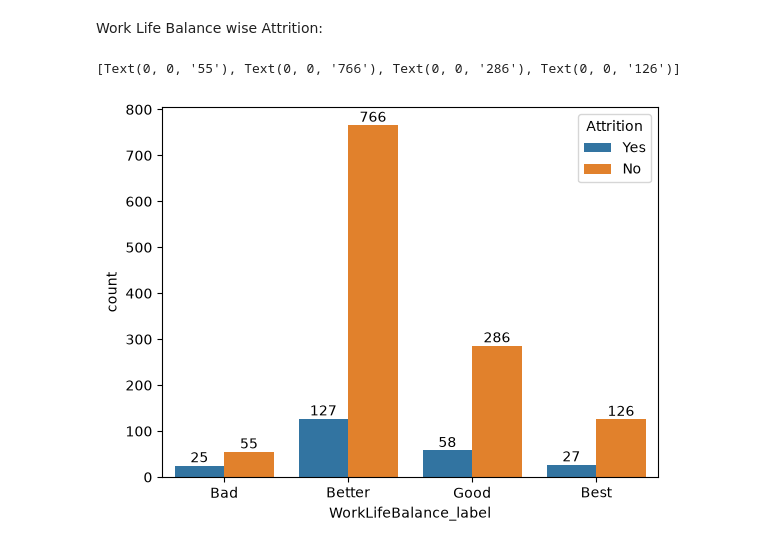
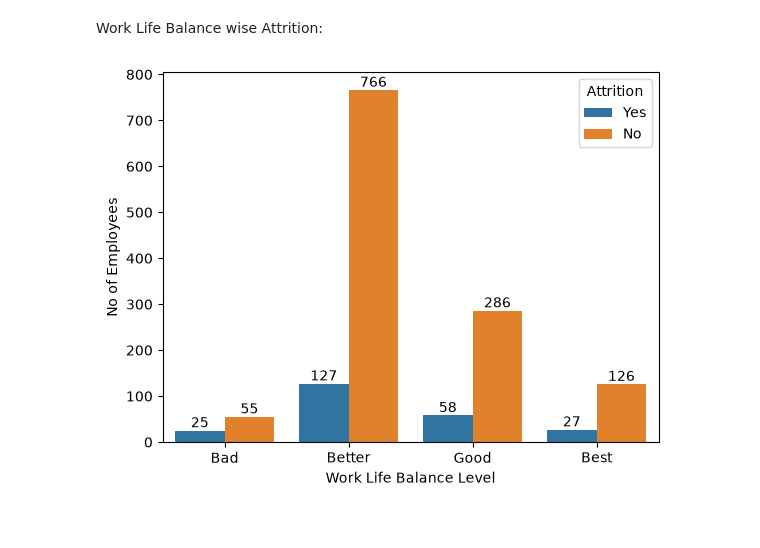
Before and after one commit to praveenkumar231205/ibm-hr-analytics-python, a Jupyter notebook: 01_eda_and_insights.ipynb, the cells around one changed output. Drawn from its saved outputs; the diff is of its cells as text; code cells hidden in the pictures.

Commit message:
Work Life Balance done

```diff
--- a/01_eda_and_insights.ipynb
+++ b/01_eda_and_insights.ipynb
@@ -381,7 +381,9 @@ Work Life Balance wise Attrition:
 # %%
 graph = sns.countplot(data = df, x="WorkLifeBalance_label", hue="Attrition")
 graph.bar_label(graph.containers[0])
 graph.bar_label(graph.containers[1])
+plt.xlabel("Work Life Balance Level")
+plt.ylabel("No of Employees")
+plt.show()
 # %% [output]
-[Text(0, 0, '55'), Text(0, 0, '766'), Text(0, 0, '286'), Text(0, 0, '126')]
-[figure, old version]
+[figure, new version]
```
Also changed, not shown: parts of 1 cell of this notebook.
